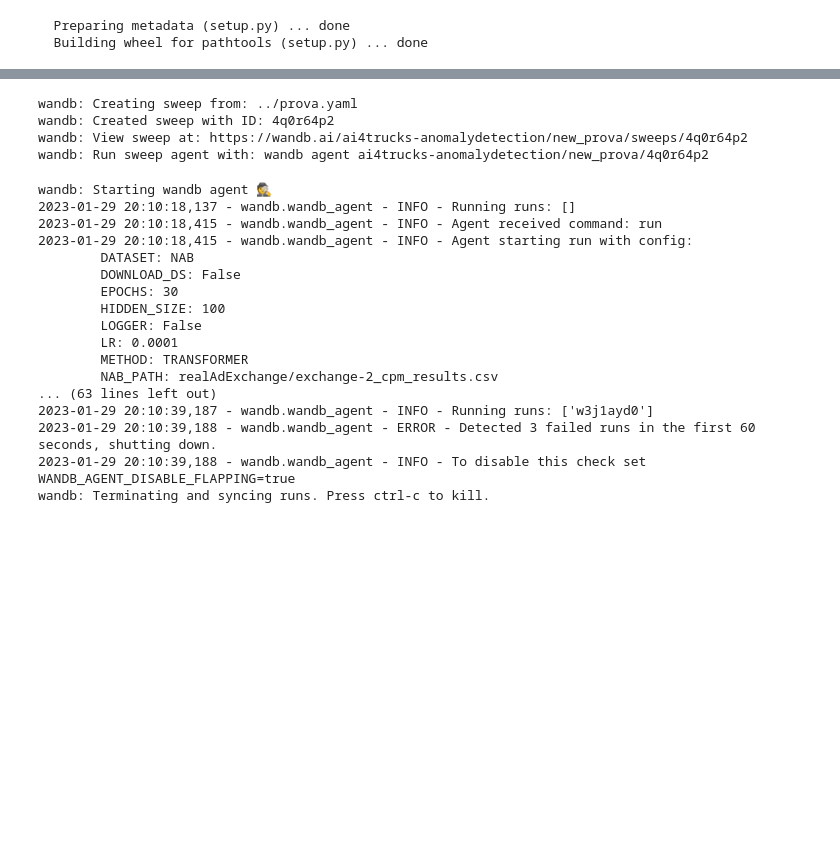
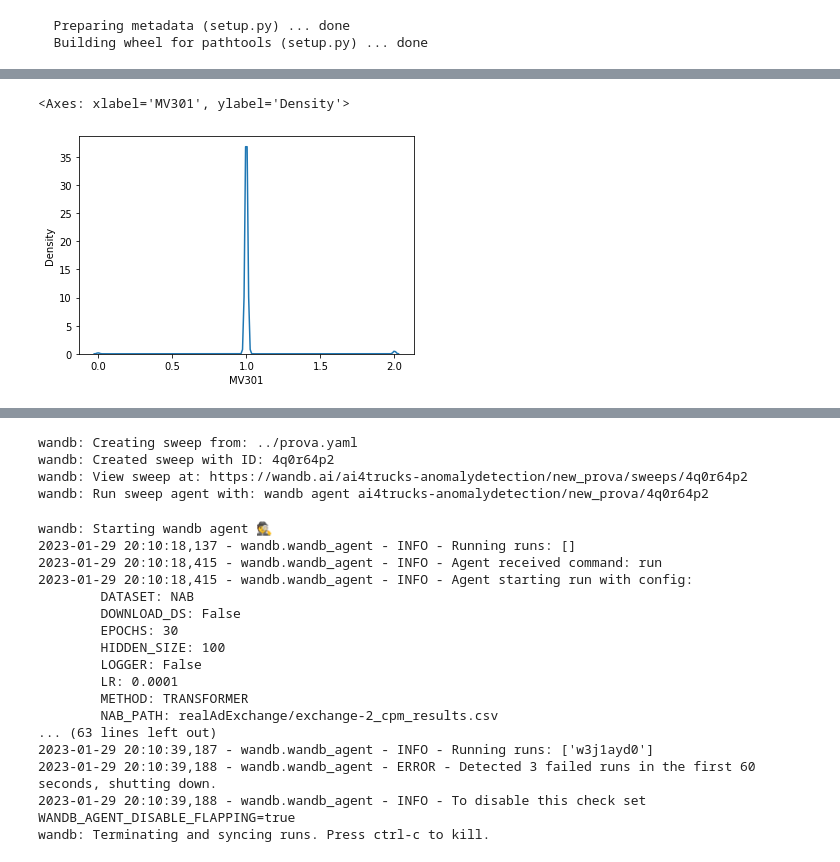
Before and after one commit to antonioalbanese/Time-Series-Anomaly-Detection-An-experimental-survey, a Jupyter notebook: Experiment.ipynb, the cells around one changed output, grey strips where cells are left out. Saved outputs shown, nothing was run; the diff lists cells and outputs as text; code cells hidden in the pictures; blank space fills up the shorter version.

```diff
--- a/Experiment.ipynb
+++ b/Experiment.ipynb
@@ -57,0 +139,5 @@ data/SWAT/SWaT_Dataset_Attack_v0.csv
+# %%
+sns.kdeplot(data_swat[f])
+# %% [output]
+<Axes: xlabel='MV301', ylabel='Density'>
+[figure, added]
```
Also changed, not shown: parts of 11 cells of this notebook.
